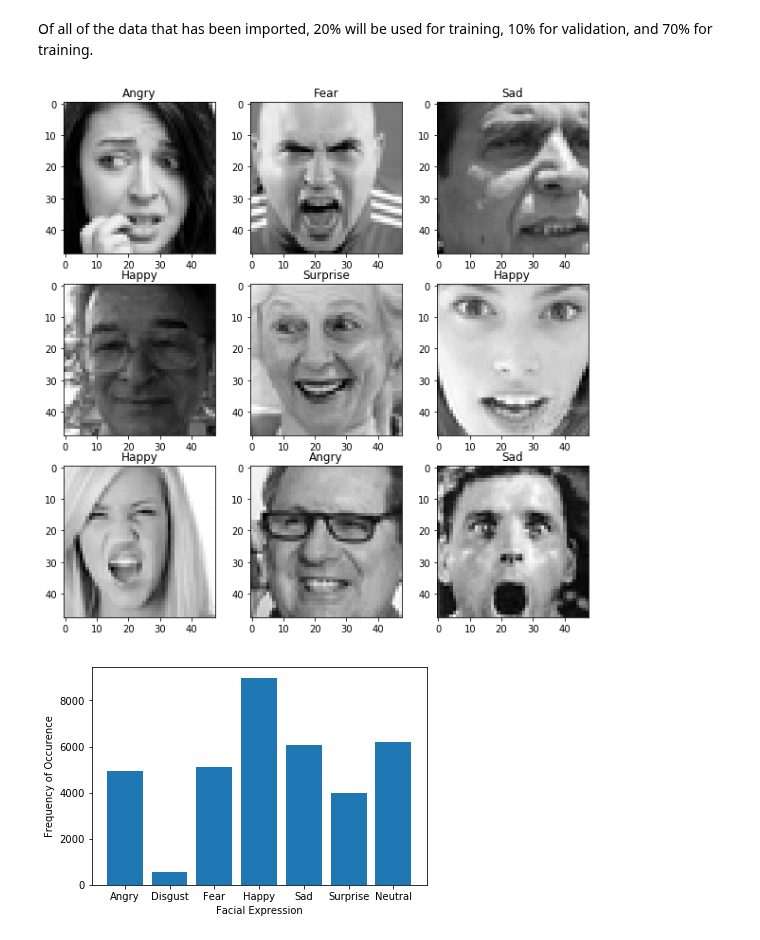
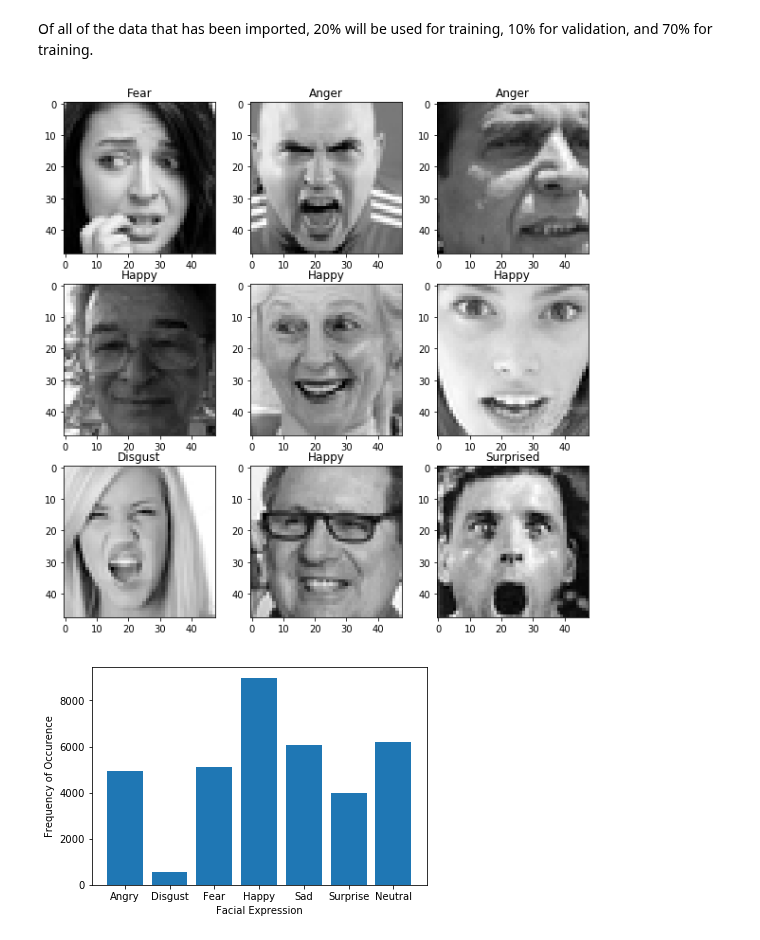
Before and after one commit to chandrasekara/Neural-Network-Facial-Expression-Classifier, a Jupyter notebook: capstone/analysis.ipynb, the cells around one changed output. Cells and saved outputs as stored; diff of their text form; code cells hidden in the pictures.

Commit message:
fix hardcoded labels for sample visualization

```diff
--- a/capstone/analysis.ipynb
+++ b/capstone/analysis.ipynb
@@ -105,23 +107,23 @@ samples = df_to_tensor(features,48)
 # %%
 seed_number = 21
 
 two_d_array = samples[seed_number].reshape(48,48)
 
 fig = plt.figure(figsize=(10, 10))
 
 num_rows = 3
 
 num_columns = 3
 
-hardcoded_labels = ["Angry", "Fear", "Sad", "Happy", "Surprise",
-                   "Happy", "Happy", "Angry", "Sad"]
+hardcoded_labels = ["Fear", "Anger", "Anger", "Happy", "Happy",
+                   "Happy", "Disgust", "Happy", "Surprised"]
 
 for i in range(num_rows*num_columns):
     ax = fig.add_subplot(num_rows,num_columns,i + 1)
     ax.imshow(samples[seed_number + i].reshape(48,48), cmap='gray')
     ax.title.set_text(hardcoded_labels[i])
 # %% [output]
-[figure, old version]
+[figure, new version]
 # %%
 # seeing the distribution of each emotion in the dataset
 
```
Also changed, not shown: parts of 2 cells of this notebook.
